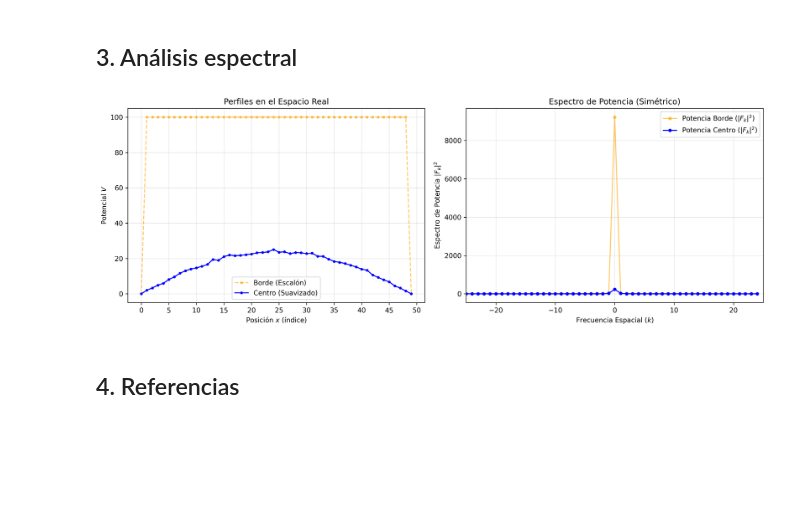
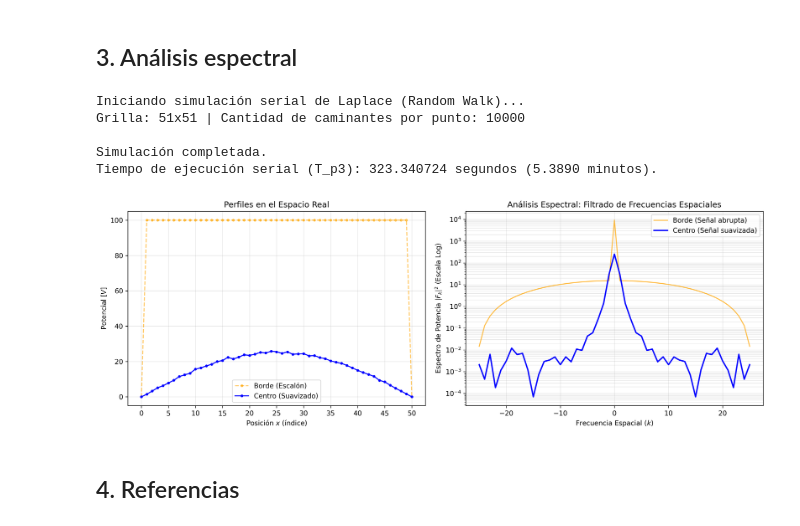
Before and after one commit to Ferzamora053/Tareas-FisComp, a Jupyter notebook: Tarea3_FZ.ipynb, the cells around one changed output. Cells and saved outputs as stored; diff of their text form; code cells hidden in the pictures; blank space fills up the shorter version.

Commit message:
Refactorización código y análisis parte 1

```diff
--- a/Tarea3_FZ.ipynb
+++ b/Tarea3_FZ.ipynb
@@ -701 +698,20 @@ def compute_fft_simetric(signal):
+# %%
+## Definir los parámetros de la simluación
+N_p3 = 51
+M_p3 = 10_000
+
+print("Iniciando simulación serial de Laplace (Random Walk)...")
+print(f"Grilla: {N_p3}x{N_p3} | Cantidad de caminantes por punto: {M_p3}")
+
+# Llamamos a la función de la simulación
+V_p3, T_p3 = run_parallel_simulation(N_p3, M_p3, num_procs=16)
+
+print("\nSimulación completada.")
+print(f"Tiempo de ejecución serial (T_p3): {T_p3:4f} segundos ({T_p3/60:.4f} minutos).")
+# %% [output]
+Iniciando simulación serial de Laplace (Random Walk)...
+Grilla: 51x51 | Cantidad de caminantes por punto: 10000
+
+Simulación completada.
+Tiempo de ejecución serial (T_p3): 323.340724 segundos (5.3890 minutos).
 # %%
@@ -710,35 +745,30 @@ k_vals, P_borde = compute_fft_simetric(perfil_borde)
 # %%
 fig, (ax1, ax2) = plt.subplots(1, 2, figsize=(14, 5), dpi=150)
 
 # Plot A: Espacio Real
 ax1.plot(perfil_borde, 'o--', label='Borde (Escalón)', color='orange', markersize=3, alpha=0.6)
 ax1.plot(perfil_centro, 'o-', label='Centro (Suavizado)', color='blue', markersize=3)
-ax1.set_xticks(range(0, N+1, 5))
+ax1.set_xticks(range(0, N_p3, 5))
 ax1.set_xlabel(r"Posición $x$ (índice)")
-ax1.set_ylabel(r"Potencial $V$")
+ax1.set_ylabel(r"Potencial [$V$]")
 ax1.set_title("Perfiles en el Espacio Real")
 ax1.legend()
 ax1.grid(True, alpha=0.3)
 
 # Plot B: Espectro de Amplitud (Simétrico)
-# Graficamos el valor absoluto (Magnitud)
-# Usamos 'o-' para ver los puntos discretos claramente como en el ejemplo
-ax2.plot(k_vals, P_borde, 'o-', label=r'Potencia Borde ($|F_k|^2$)', color='orange', markersize=4, alpha=0.6)
-ax2.plot(k_vals, P_centro, 'o-', label=r'Potencia Centro ($|F_k|^2$)', color='blue', markersize=4)
+plt.semilogy(k_vals, P_borde, label='Borde (Señal abrupta)', color='orange', alpha=0.7)
+plt.semilogy(k_vals, P_centro, label='Centro (Señal suavizada)', color='blue', linewidth=2)
 
-ax2.set_xlabel(r"Frecuencia Espacial ($k$)")
-ax2.set_ylabel(r"Espectro de Potencia $|F_k|^2$")
-ax2.set_title("Espectro de Potencia (Simétrico)")
-ax2.grid(True, alpha=0.3)
-ax2.legend()
-
-# Ajustamos límites en X para centrar la vista (opcional, si N es muy grande)
-limit = N // 2
-ax2.set_xlim(-limit, limit)
+plt.title("Análisis Espectral: Filtrado de Frecuencias Espaciales")
+plt.xlabel(r"Frecuencia Espacial ($k$)")
+plt.ylabel(r"Espectro de Potencia $|F_k|^2$ (Escala Log)")
+plt.grid(True, which="both", alpha=0.3)
+plt.legend()
+plt.tight_layout()
 
 plt.tight_layout()
 plt.show();
 # %% [output]
-[figure, old version]
+[figure, new version]
 # %% [markdown]
 ## 4. Referencias
```
Also changed, not shown: parts of 9 cells of this notebook, 2 other files.
